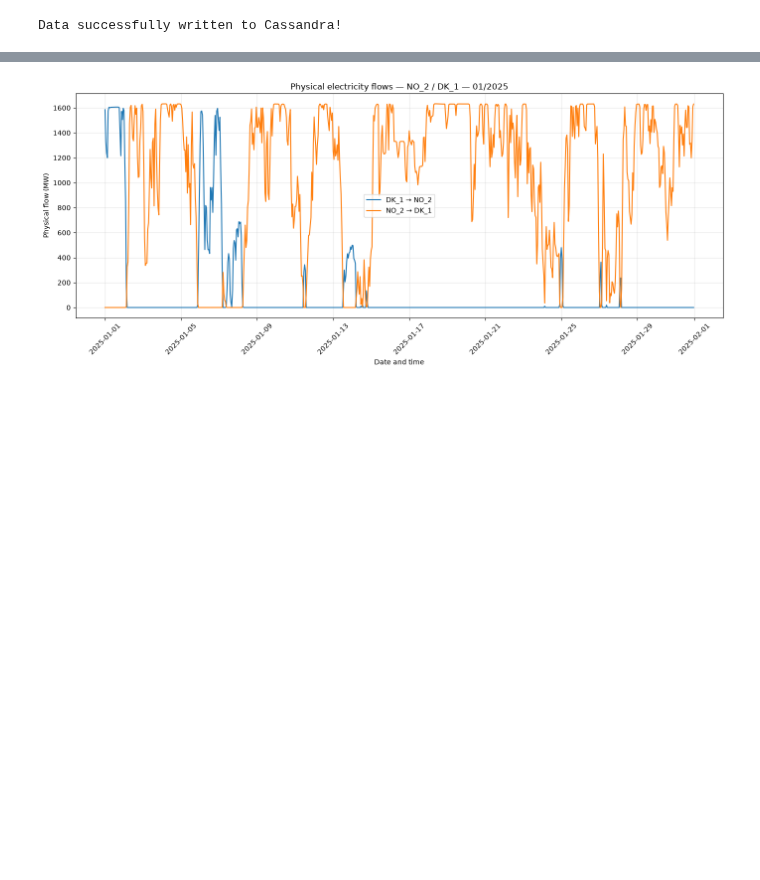
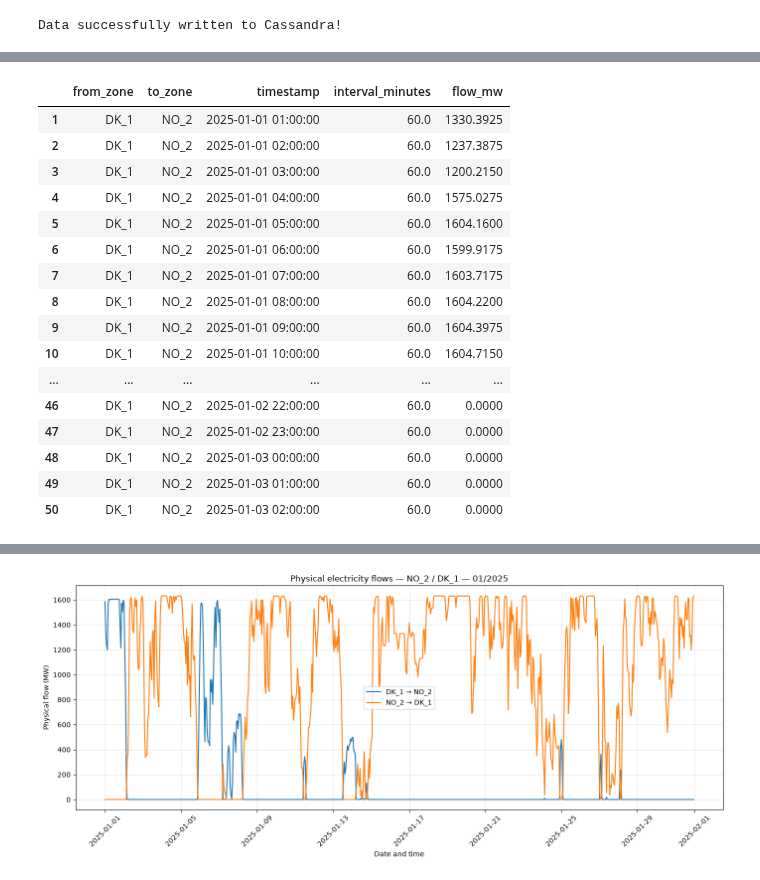
Before and after one commit to xoksy/jouyit_IND320, a Jupyter notebook: notebooks/project_part2.ipynb, the cells around one changed output, grey strips where cells are left out. Saved outputs shown, nothing was run; the diff lists cells and outputs as text; code cells hidden in the pictures; blank space fills up the shorter version.

```diff
--- a/notebooks/project_part2.ipynb
+++ b/notebooks/project_part2.ipynb
@@ -781,2 +781,69 @@ Number of measurements: 56116
 +-------------------+-------+---------+-------+
 only showing top 10 rows
+# %%
+#I add this cell to check which connections have timestamps that are not spaced exactly 15 minutes apart
+# Convert Spark DataFrame to Pandas
+df = spark_connection.toPandas()
+
+if df.empty:
+    print("No data available.")
+
+else:
+    # Ensure timestamps are datetime objects
+    df["timestamp"] = pd.to_datetime(df["timestamp"])
+
+    # Sort timestamps for each connection
+    df = df.sort_values(
+        ["from_zone", "to_zone", "timestamp"]
+    ).copy()
+
+    # Calculate time difference between consecutive timestamps
+    df["interval_minutes"] = (
+        df.groupby(["from_zone", "to_zone"])["timestamp"]
+        .diff()
+        .dt.total_seconds()
+        / 60
+    )
+
+    # Keep intervals different from 15 minutes
+    anomalies = df[
+        df["interval_minutes"].notna()
+        & (df["interval_minutes"] != 15)
+    ].copy()
+
+    if anomalies.empty:
+        print("All connections have timestamps spaced exactly 15 minutes apart.")
+
+    else:
+        # Summarize anomalies by connection
+        summary = (
+            anomalies.groupby(["from_zone", "to_zone"])
+            .agg(
+                number_of_anomalies=("interval_minutes", "size"),
+                different_intervals=(
+                    "interval_minutes",
+                    lambda x: sorted(x.unique().tolist())
+                ),
+                first_anomaly=("timestamp", "min"),
+                last_anomaly=("timestamp", "max"),
+            )
+            .reset_index()
+            .sort_values("number_of_anomalies", ascending=False)
+        )
+
+        print(f"Number of connections with irregular intervals: {len(summary)}")
+        display(summary)
+
+        print("\nFirst 50 anomalous timestamps:")
+        display(
+            anomalies[
+                [
+                    "from_zone",
+                    "to_zone",
+                    "timestamp",
+                    "interval_minutes",
+                    "flow_mw",
+                ]
+            ].head(50)
+        )
+# %% [output]
@@ -783,3 +855,20 @@ only showing top 10 rows
+|  | from_zone | to_zone | timestamp | interval_minutes | flow_mw |
+| 1 | DK_1 | NO_2 | 2025-01-01 01:00:00 | 60.0 | 1330.3925 |
+| 2 | DK_1 | NO_2 | 2025-01-01 02:00:00 | 60.0 | 1237.3875 |
+| 3 | DK_1 | NO_2 | 2025-01-01 03:00:00 | 60.0 | 1200.2150 |
+| 4 | DK_1 | NO_2 | 2025-01-01 04:00:00 | 60.0 | 1575.0275 |
+| 5 | DK_1 | NO_2 | 2025-01-01 05:00:00 | 60.0 | 1604.1600 |
+| 6 | DK_1 | NO_2 | 2025-01-01 06:00:00 | 60.0 | 1599.9175 |
+| 7 | DK_1 | NO_2 | 2025-01-01 07:00:00 | 60.0 | 1603.7175 |
+| 8 | DK_1 | NO_2 | 2025-01-01 08:00:00 | 60.0 | 1604.2200 |
+| 9 | DK_1 | NO_2 | 2025-01-01 09:00:00 | 60.0 | 1604.3975 |
+| 10 | DK_1 | NO_2 | 2025-01-01 10:00:00 | 60.0 | 1604.7150 |
+| ... | ... | ... | ... | ... | ... |
+| 46 | DK_1 | NO_2 | 2025-01-02 22:00:00 | 60.0 | 0.0000 |
+| 47 | DK_1 | NO_2 | 2025-01-02 23:00:00 | 60.0 | 0.0000 |
+| 48 | DK_1 | NO_2 | 2025-01-03 00:00:00 | 60.0 | 0.0000 |
+| 49 | DK_1 | NO_2 | 2025-01-03 01:00:00 | 60.0 | 0.0000 |
+| 50 | DK_1 | NO_2 | 2025-01-03 02:00:00 | 60.0 | 0.0000 |
 # %%
 annual_df = spark_connection.toPandas()
 
```
Also changed, not shown: parts of 11 cells of this notebook, 1 other file.
